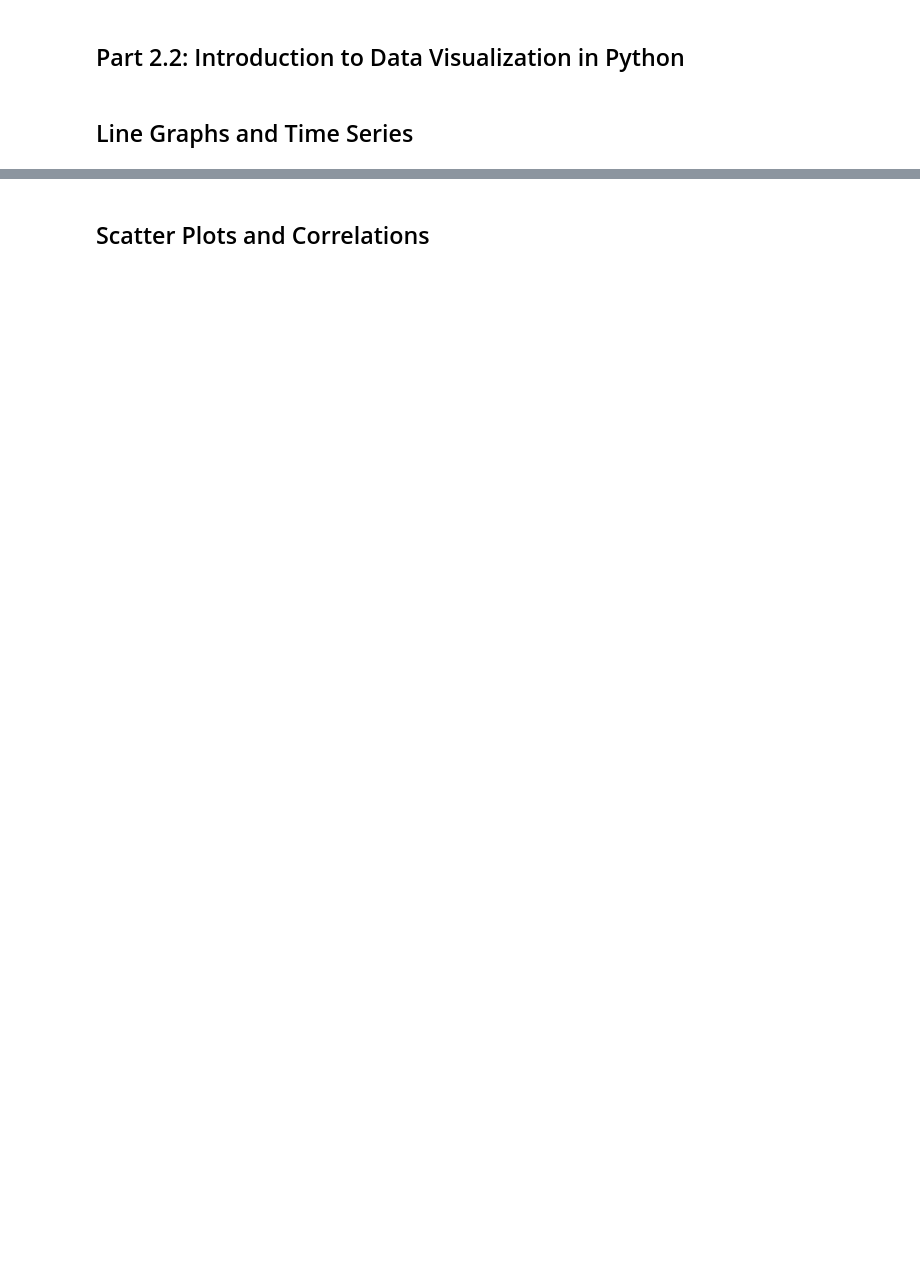
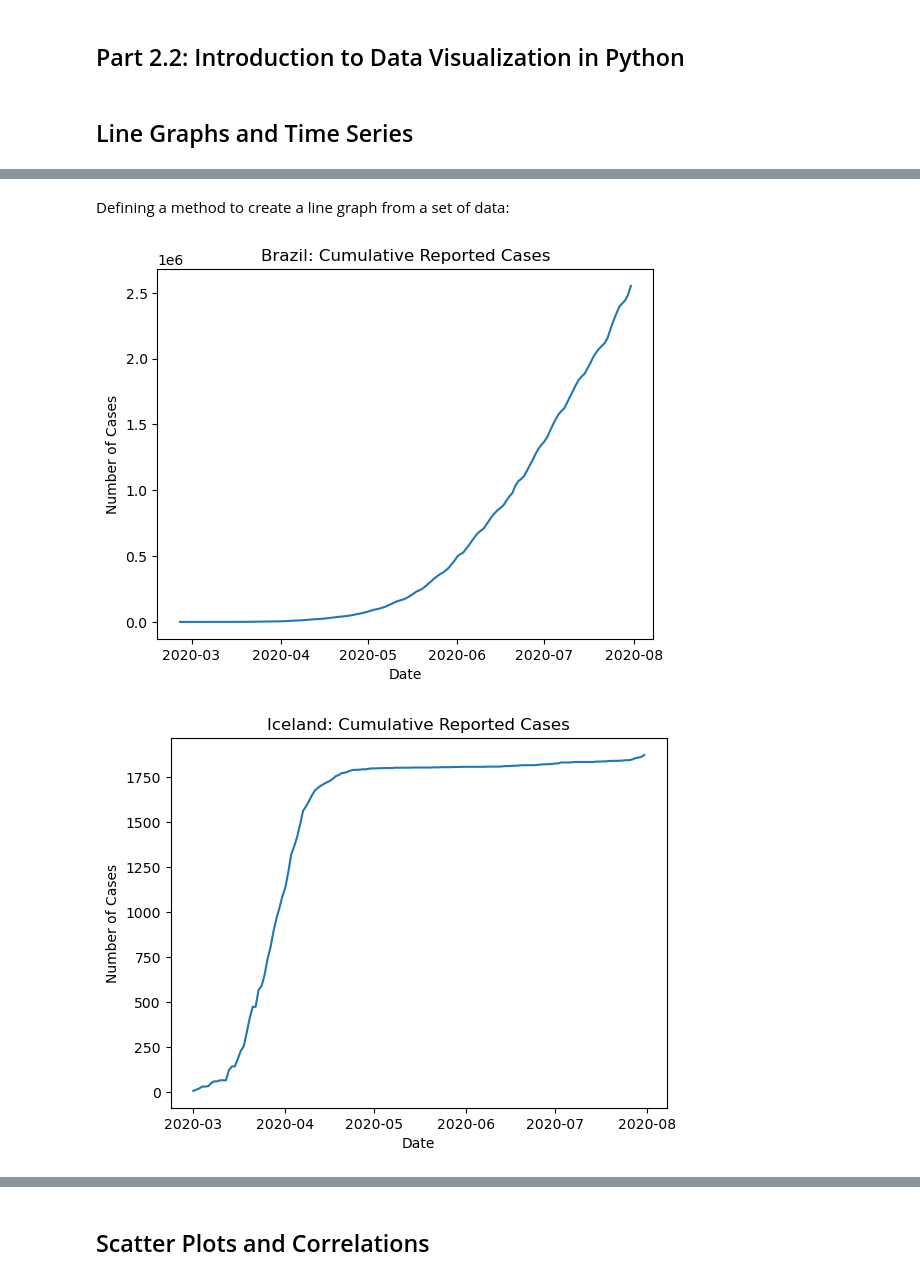
Before and after one commit to oxbbar/course-data-scientist, a Jupyter notebook: part_2/p2-2-introduction-to-data-visualization-in-python.ipynb, the cells around one changed output, grey strips where cells are left out. Cells and saved outputs as stored; diff of their text form; code cells hidden in the pictures; blank space fills up the shorter version.

```diff
--- a/part_2/p2-2-introduction-to-data-visualization-in-python.ipynb
+++ b/part_2/p2-2-introduction-to-data-visualization-in-python.ipynb
@@ -4,0 +38,10 @@
+# %%
+import pandas as pd
+
+who_time_series = pd.read_csv("WHO_time_series.csv")
+
+who_time_series["Date_reported"] = pd.to_datetime(who_time_series["Date_reported"])
+
+print(who_time_series.head(5))
+print(who_time_series.tail(5))
+print(who_time_series.info())
@@ -4,0 +66,17 @@
+# %% [markdown]
+Defining a method to create a line graph from a set of data:
+# %%
+def plot_cumulative_cases(country_name):
+    country = who_time_series[who_time_series['Country'] == country_name]
+    plt.plot(country['Date_reported'], country['Cumulative_cases'])
+    plt.title('{}: Cumulative Reported Cases'.format(country_name))
+    plt.xlabel('Date')
+    plt.ylabel('Number of Cases')
+    plt.show()
+
+brazil = plot_cumulative_cases("Brazil")
+iceland = plot_cumulative_cases("Iceland")
+argentina = plot_cumulative_cases("Argentina")
+# %% [output]
+[figure, added]
+[figure, added]
```
Also changed, not shown: parts of 35 cells of this notebook, 2 other files.
